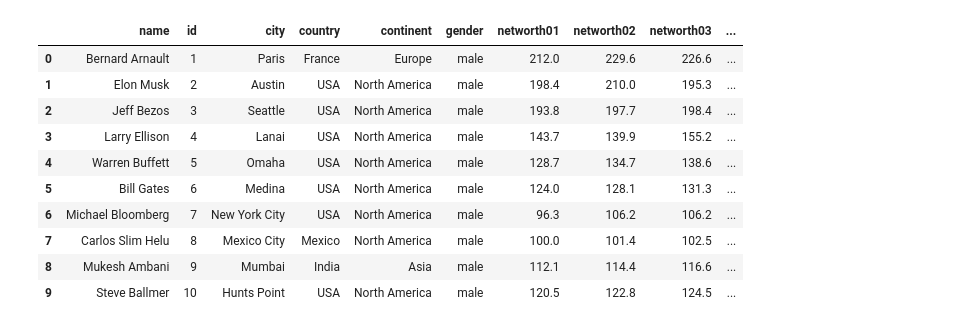
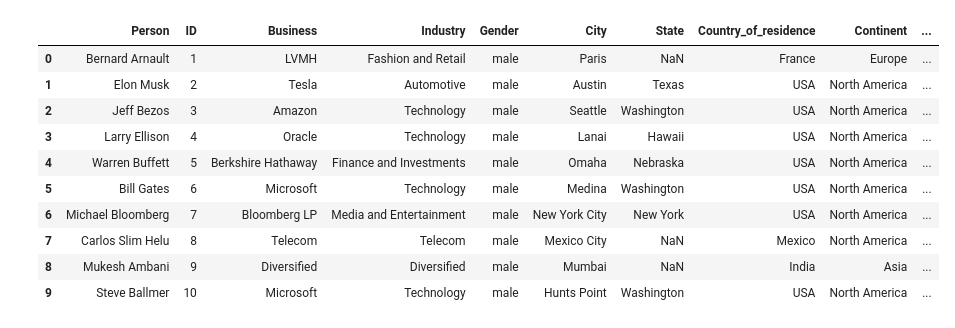
Before and after one commit to UlrikeDetective/Forbes, a Jupyter notebook: Forbes/analysis/Forbes02.ipynb, the cells around one changed output. Drawn from its saved outputs; the diff is of its cells as text; code cells hidden in the pictures.

Commit message:
Kaggle Notebook | Analyzing 2024 Billionaires Using Python Part two | Version 1

```diff
--- a/Forbes/analysis/Forbes02.ipynb
+++ b/Forbes/analysis/Forbes02.ipynb
@@ -4,26 +4,20 @@ import pandas as pd
 import numpy as np
 import plotly.express as px
 # %%
-# The dataset was saved as "forbes_Billions2024combined.csv"
-df = pd.read_csv("/kaggle/input/forbes-billionaires-monthly-list-of-2024/forbes_Billions2024combined.csv")
+# The dataset was saved as "forbes_names.csv"
+# use semicolon as a seperator
+df = pd.read_csv("/kaggle/input/forbes-billionaires-monthly-list-of-2024/forbes_names.csv", delimiter=';')
 
-# Update column names for ease
-df.columns = ['name', 'id', 'city', 'country', 'continent', 'gender', 'networth01',
-              'networth02', 'networth03', 'networth04', 'networth05', 'networth06',
-              'networth07', 'networth08', 'networth09', 'networth10', 'networth11',
-              'networth12']
-
-# View first 10 rows
 df.head(10)
 # %% [output]
-|  | name | id | city | country | continent | gender | networth01 | networth02 | networth03 | ... |
-| 0 | Bernard Arnault | 1 | Paris | France | Europe | male | 212.0 | 229.6 | 226.6 | ... |
-| 1 | Elon Musk | 2 | Austin | USA | North America | male | 198.4 | 210.0 | 195.3 | ... |
-| 2 | Jeff Bezos | 3 | Seattle | USA | North America | male | 193.8 | 197.7 | 198.4 | ... |
-| 3 | Larry Ellison | 4 | Lanai | USA | North America | male | 143.7 | 139.9 | 155.2 | ... |
-| 4 | Warren Buffett | 5 | Omaha | USA | North America | male | 128.7 | 134.7 | 138.6 | ... |
-| 5 | Bill Gates | 6 | Medina | USA | North America | male | 124.0 | 128.1 | 131.3 | ... |
-| 6 | Michael Bloomberg | 7 | New York City | USA | North America | male | 96.3 | 106.2 | 106.2 | ... |
-| 7 | Carlos Slim Helu | 8 | Mexico City | Mexico | North America | male | 100.0 | 101.4 | 102.5 | ... |
-| 8 | Mukesh Ambani | 9 | Mumbai | India | Asia | male | 112.1 | 114.4 | 116.6 | ... |
-| 9 | Steve Ballmer | 10 | Hunts Point | USA | North America | male | 120.5 | 122.8 | 124.5 | ... |
+|  | Person | ID | Business | Industry | Gender | City | State | Country_of_residence | Continent | ... |
+| 0 | Bernard Arnault | 1 | LVMH | Fashion and Retail | male | Paris | NaN | France | Europe | ... |
+| 1 | Elon Musk | 2 | Tesla | Automotive | male | Austin | Texas | USA | North America | ... |
+| 2 | Jeff Bezos | 3 | Amazon | Technology | male | Seattle | Washington | USA | North America | ... |
+| 3 | Larry Ellison | 4 | Oracle | Technology | male | Lanai | Hawaii | USA | North America | ... |
+| 4 | Warren Buffett | 5 | Berkshire Hathaway | Finance and Investments | male | Omaha | Nebraska | USA | North America | ... |
+| 5 | Bill Gates | 6 | Microsoft | Technology | male | Medina | Washington | USA | North America | ... |
+| 6 | Michael Bloomberg | 7 | Bloomberg LP | Media and Entertainment | male | New York City | New York | USA | North America | ... |
+| 7 | Carlos Slim Helu | 8 | Telecom | Telecom | male | Mexico City | NaN | Mexico | North America | ... |
+| 8 | Mukesh Ambani | 9 | Diversified | Diversified | male | Mumbai | NaN | India | Asia | ... |
+| 9 | Steve Ballmer | 10 | Microsoft | Technology | male | Hunts Point | Washington | USA | North America | ... |
```
Also changed, not shown: parts of 13 cells of this notebook.
